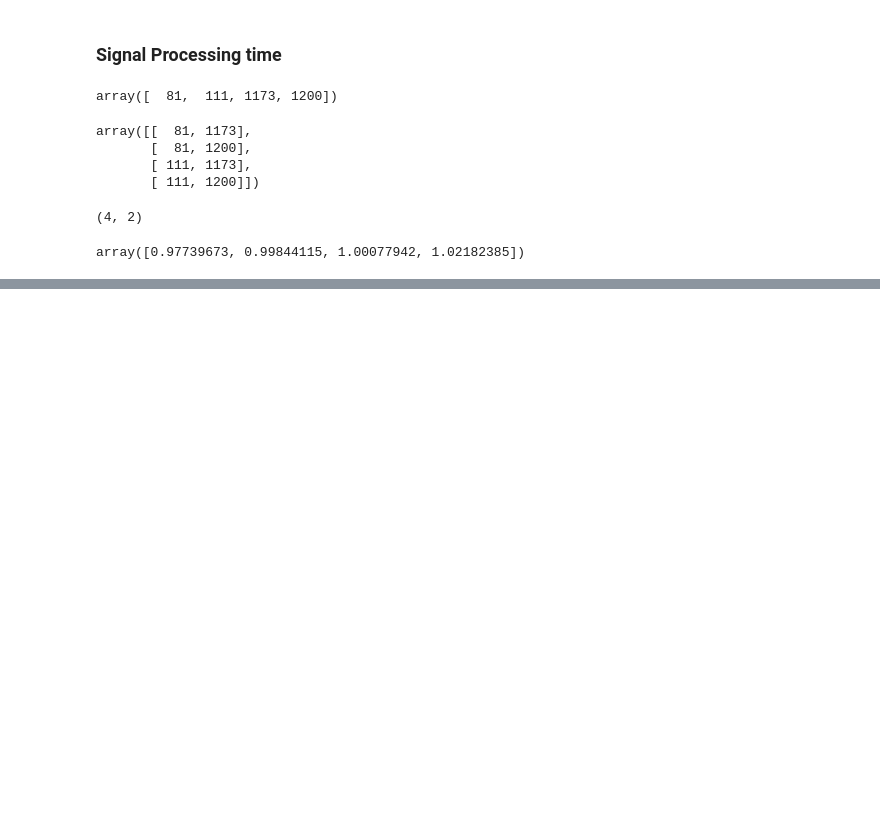
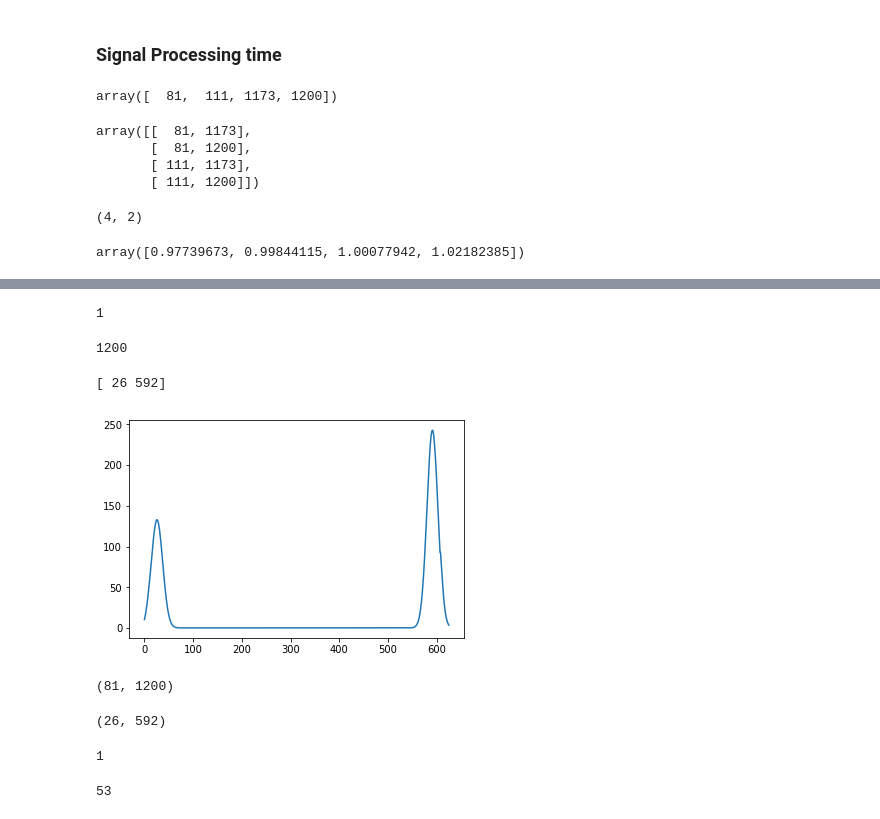
Before and after one commit to atomicguy/vvr_tools, a Jupyter notebook: isolate_pair.ipynb, the cells around one changed output, grey strips where cells are left out. Cells and saved outputs as stored; diff of their text form; code cells hidden in the pictures; blank space fills up the shorter version.

```diff
--- a/isolate_pair.ipynb
+++ b/isolate_pair.ipynb
@@ -181,0 +206,4 @@ array([False,  True,  True, False])
+# %%
+np.sum(pool_truth)
+# %% [output]
+1
@@ -181,0 +212,4 @@ array([False,  True,  True, False])
+# %%
+best_combo[0][1]
+# %% [output]
+1200
@@ -181,0 +326,22 @@ array([False,  True,  True, False])
+# %%
+plt.plot(get_y_points(card))
+plt.show()
+# %% [output]
+[ 26 592]
+[figure, added]
+# %%
+get_x_points(card)
+# %% [output]
+(81, 1200)
+# %%
+get_y_points(card)
+# %% [output]
+(26, 592)
+# %%
+len(y0_pool)
+# %% [output]
+1
+# %%
+y0_pool[0]
+# %% [output]
+53
```
Also changed, not shown: parts of 11 cells of this notebook, 3 other files.
